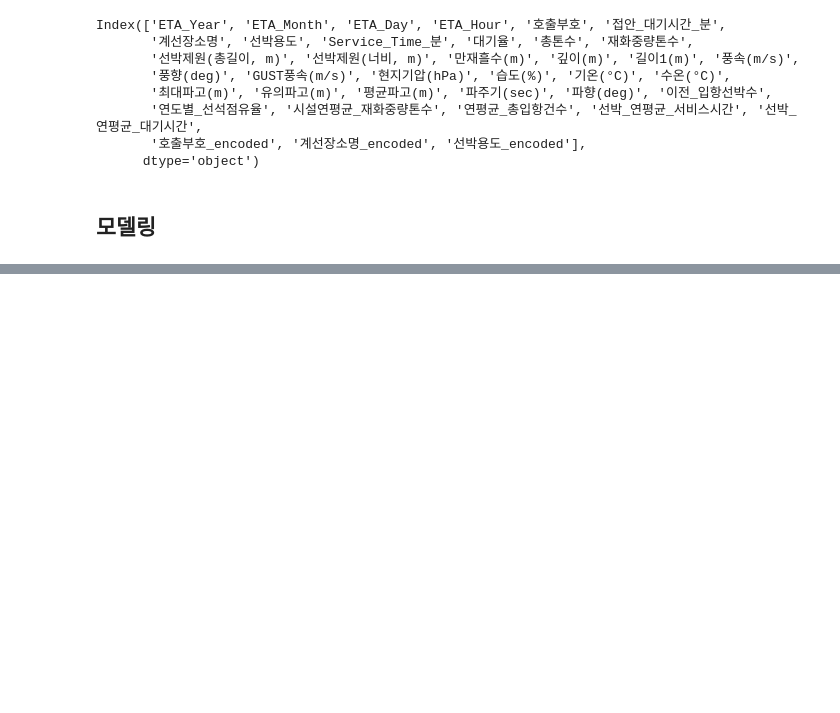
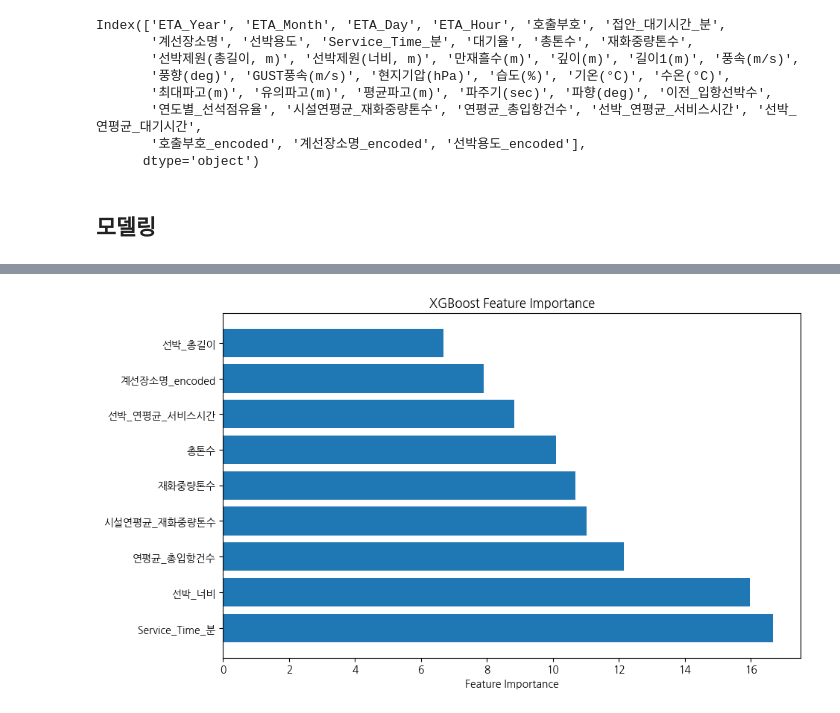
Before and after one commit to GyudongHan/Project_1, a Jupyter notebook: 프로젝트 3/XGBoost.ipynb, the cells around one changed output, grey strips where cells are left out. Drawn from its saved outputs; the diff is of its cells as text; code cells hidden in the pictures; blank space fills up the shorter version.

```diff
--- a/프로젝트 3/XGBoost.ipynb
+++ b/프로젝트 3/XGBoost.ipynb
@@ -296,0 +383,73 @@ RMSE: 1101.7980337240801
+# %%
+fil_cols = ['Service_Time_분', '선박_연평균_서비스시간', '시설연평균_재화중량톤수', '총톤수', '선박_총길이',
+          '재화중량톤수', '연평균_총입항건수', '선박_너비', '계선장소명_encoded']
+# %%
+# 필요한 라이브러리 불러오기
+import xgboost as xgb
+from sklearn.model_selection import train_test_split, cross_val_score
+from sklearn.metrics import mean_squared_error, mean_absolute_error  # 추가: MAE 계산을 위한 모듈
+import pandas as pd
+import numpy as np
+import matplotlib.pyplot as plt  # 추가: 시각화를 위한 모듈
+
+# 추가: CatBoost 라이브러리 불러오기
+from catboost import CatBoostRegressor
+
+# 입력 변수와 타겟 변수 나누기
+X = Final_D[fil_cols]
+y = Final_D['접안_대기시간_분']
+
+# 데이터를 학습용과 테스트용으로 나누기
+X_train, X_test, y_train, y_test = train_test_split(X, y, test_size=0.2, random_state=12)
+
+# XGBoost 모델 생성
+model_xgb = xgb.XGBRegressor(
+    objective='reg:squarederror',
+    max_depth=5,
+    learning_rate=0.3,
+    n_estimators=200
+)
+
+# 10-fold 교차 검증 수행
+scoring = 'neg_mean_squared_error'
+cv_results = cross_val_score(model_xgb, X, y, cv=10, scoring=scoring)
+
+# 결과 출력
+rmse = np.sqrt(-cv_results.mean())
+print(f"XGBoost RMSE: {rmse}")
+
+# 특성 중요도 출력
+model_xgb.fit(X_train, y_train)
+feature_importance_xgb = model_xgb.feature_importances_
+feature_names_xgb = X.columns
+
+# 이후에 MAE 계산을 위해 테스트 데이터에 대해 XGBoost 모델을 fit한 후 예측을 수행합니다.
+model_xgb.fit(X_train, y_train)
+y_pred_xgb = model_xgb.predict(X_test)
+
+# MAE 계산
+mae_xgb = mean_absolute_error(y_test, y_pred_xgb)
+print(f"XGBoost MAE: {mae_xgb}")
+
+# CatBoost 모델 생성
+model_catboost = CatBoostRegressor(iterations=200, depth=5, learning_rate=0.3, loss_function='RMSE')
+
+# CatBoost 모델 학습
+model_catboost.fit(X_train, y_train)
+
+# 추가: 피처 임포턴스 시각화
+feature_importance_catboost = model_catboost.get_feature_importance()
+feature_names_catboost = X.columns
+
+feature_importance_dict_catboost = dict(zip(feature_names_catboost, feature_importance_catboost))
+
+sorted_feature_importance_catboost = sorted(feature_importance_dict_catboost.items(), key=lambda x: x[1], reverse=True)
+sorted_feature_names_catboost, sorted_feature_importance_catboost = zip(*sorted_feature_importance_catboost)
+
+plt.figure(figsize=(10, 6))
+plt.barh(range(len(sorted_feature_names_catboost)), sorted_feature_importance_catboost, align='center')
+plt.yticks(range(len(sorted_feature_names_catboost)), sorted_feature_names_catboost)
+plt.xlabel('Feature Importance')
+plt.title('XGBoost Feature Importance')
+plt.show()
+# %% [output]
@@ -296,0 +473 @@ RMSE: 1101.7980337240801
+[figure, added]
```
Also changed, not shown: parts of 5 cells of this notebook, 8 other files.
